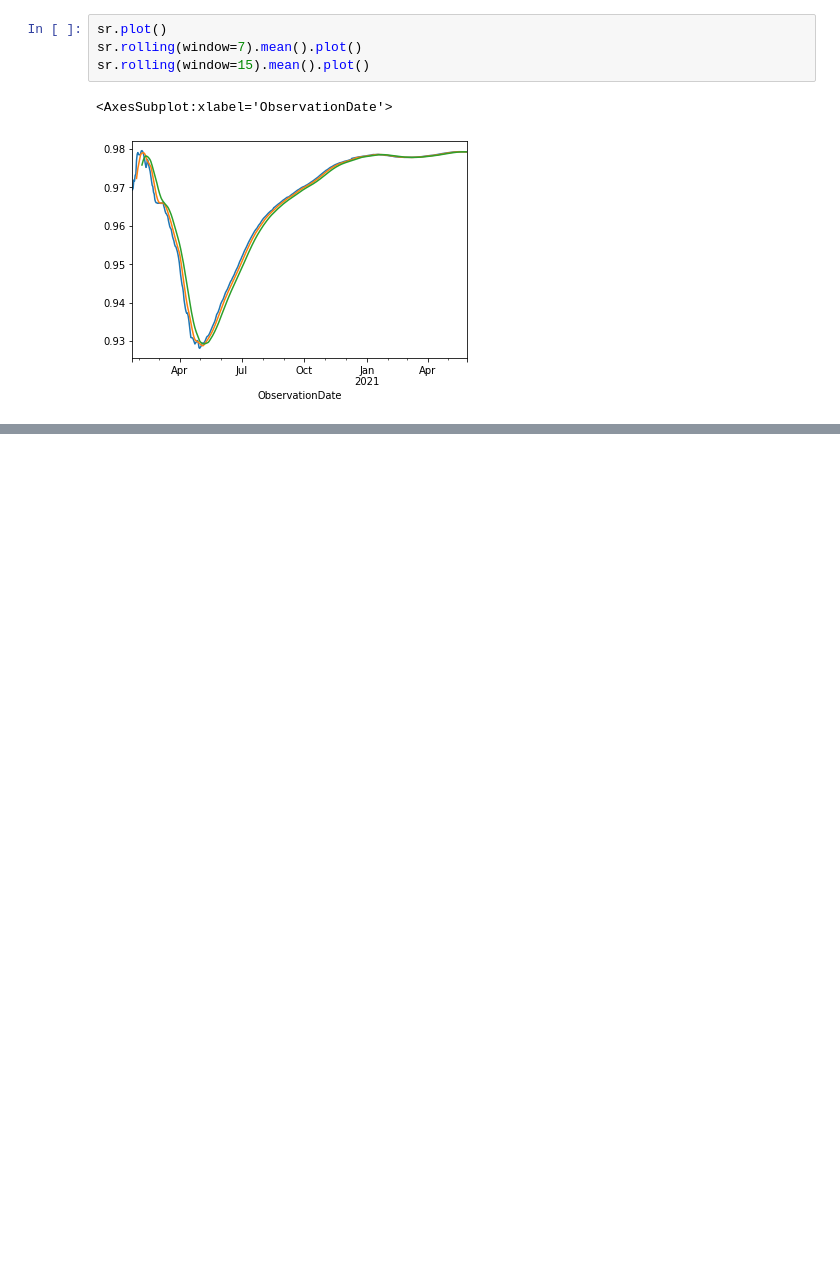
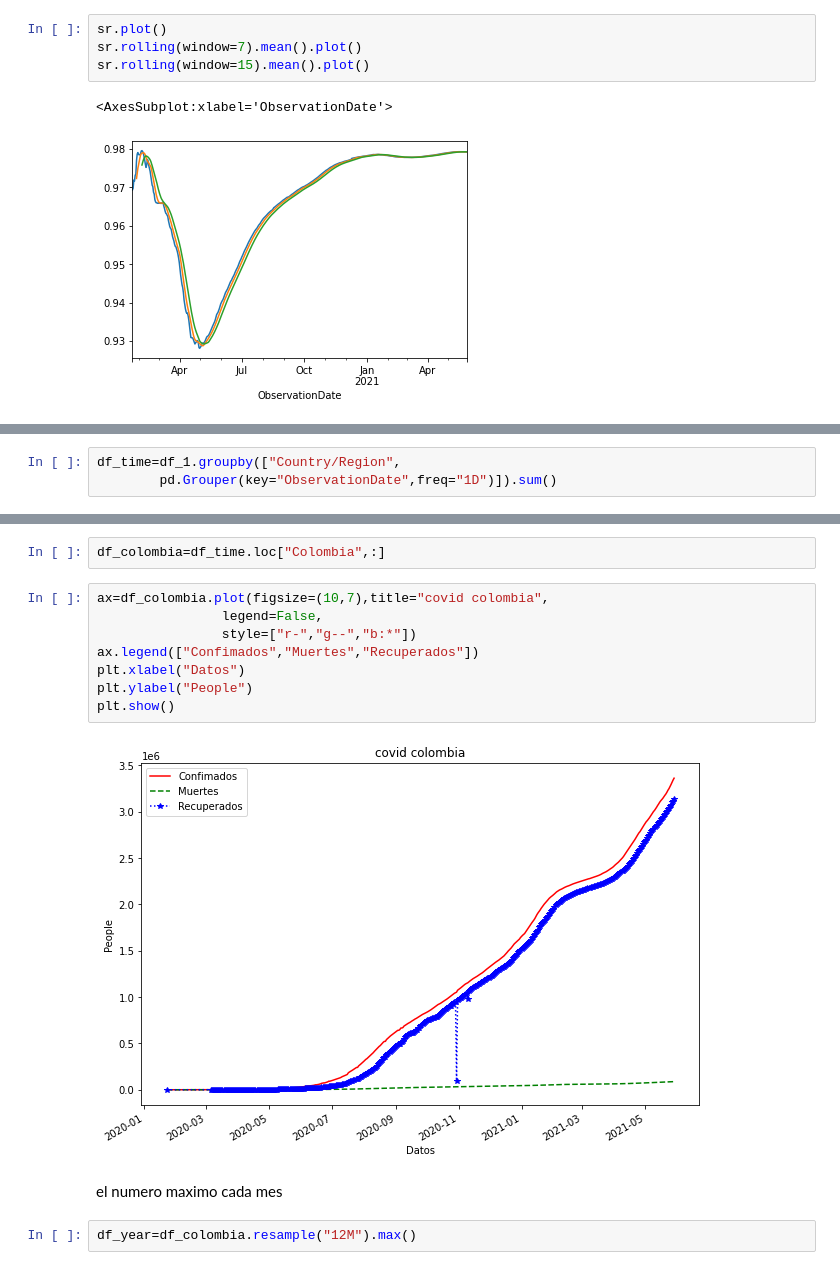
Before and after one commit to dalejandroramirez/Manipulacion_analisis_datos, a Jupyter notebook: serie_timpo.ipynb, the cells around one changed output, grey strips where cells are left out. Saved outputs shown, nothing was run; the diff lists cells and outputs as text; blank space fills up the shorter version.

```diff
--- a/serie_timpo.ipynb
+++ b/serie_timpo.ipynb
@@ -227,0 +246,3 @@ sr.rolling(window=15).mean().plot()
+# %%
+df_time=df_1.groupby(["Country/Region",
+        pd.Grouper(key="ObservationDate",freq="1D")]).sum()
@@ -227,0 +266,16 @@ sr.rolling(window=15).mean().plot()
+# %%
+df_colombia=df_time.loc["Colombia",:]
+# %%
+ax=df_colombia.plot(figsize=(10,7),title="covid colombia",
+                legend=False,
+                style=["r-","g--","b:*"])
+ax.legend(["Confimados","Muertes","Recuperados"])
+plt.xlabel("Datos")
+plt.ylabel("People")
+plt.show()
+# %% [output]
+[figure, added]
+# %% [markdown]
+el numero maximo cada mes
+# %%
+df_year=df_colombia.resample("12M").max()
```
Also changed, not shown: parts of 14 cells of this notebook, 2 other files.
